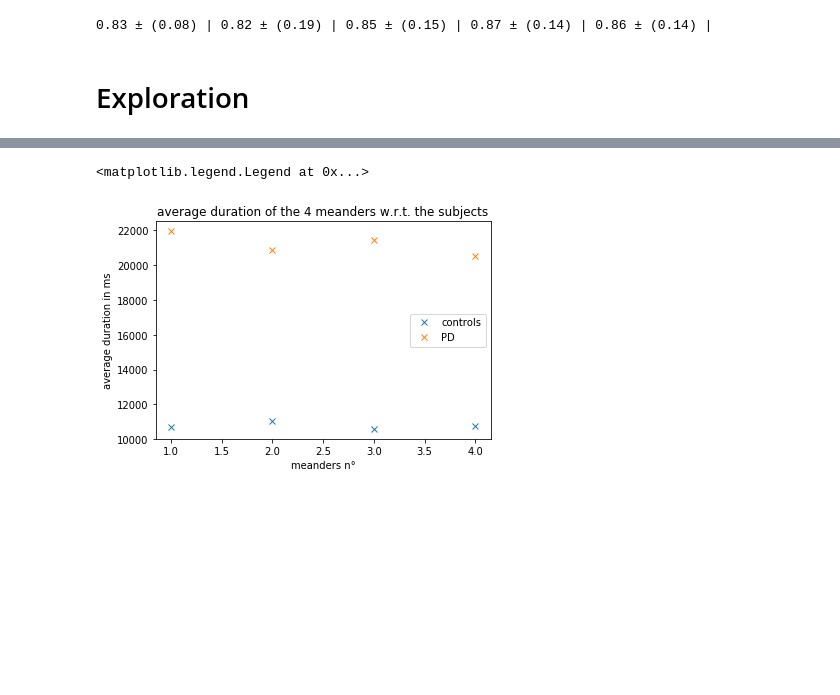
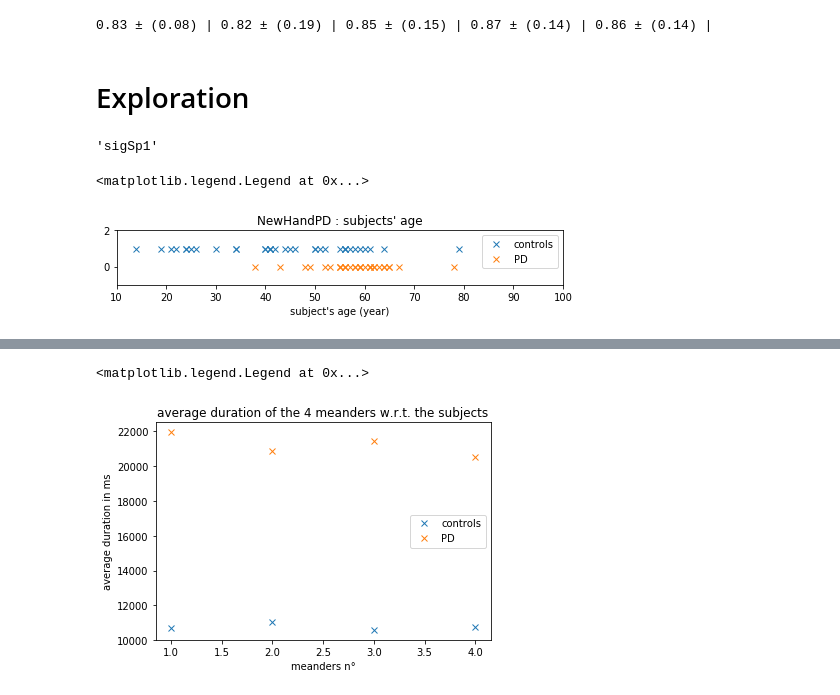
Before and after one commit to PaulLerner/deep_parkinson_handwriting, a Jupyter notebook: newhandpd.ipynb, the cells around one changed output, grey strips where cells are left out. Drawn from its saved outputs; the diff is of its cells as text; code cells hidden in the pictures; blank space fills up the shorter version.

```diff
--- a/newhandpd.ipynb
+++ b/newhandpd.ipynb
@@ -98,0 +131,13 @@ median=np.median(subjects_lengths)
+# %%
+for i,task in enumerate(task_names):
+    print(task,end="")
+
+    patients_shapiro = shapiro(lengths[i][:31])
+
+    control_shapiro=shapiro(lengths[i][31:])
+
+    bartlett_=bartlett(lengths[i][:31],lengths[i][31:])
+    corr, p = ttest_ind(lengths[i][:31],lengths[i][31:])
+    significance=get_significance(p)
+    print(" |{:.4f} | {:.3e} |{} | {:.4f}| {:.3e}| {:.4f}| {:.3e}| {:.4f}| {:.3e}".format(corr, p ,significance,
+        bartlett_[0],bartlett_[1],patients_shapiro[0],patients_shapiro[1],control_shapiro[0],control_shapiro[1]))
@@ -387,4 +537,20 @@ for _ in range(1):
 0.83 ± (0.08) | 0.82 ± (0.19) | 0.85 ± (0.15) | 0.87 ± (0.14) | 0.86 ± (0.14) |
 # %% [markdown]
 # Exploration
+# %%
+task_names[-4]
+# %% [output]
+'sigSp1'
+# %%
+plt.figure(figsize=(8,1))
+plt.title("NewHandPD : subjects' age")
+plt.plot(subject_ages[31:],[1 for _ in range(35)],'x',label="controls")
+plt.plot(subject_ages[:31],[0 for _ in range(31)],'x',label="PD")
+plt.ylim(-1,2)
+plt.xlim(10,100)
+plt.xlabel("subject's age (year)")
+plt.legend()
+# %% [output]
+<matplotlib.legend.Legend at 0x...>
+[figure, added]
 # %%
```
Also changed, not shown: parts of 31 cells of this notebook, 3 other files.
